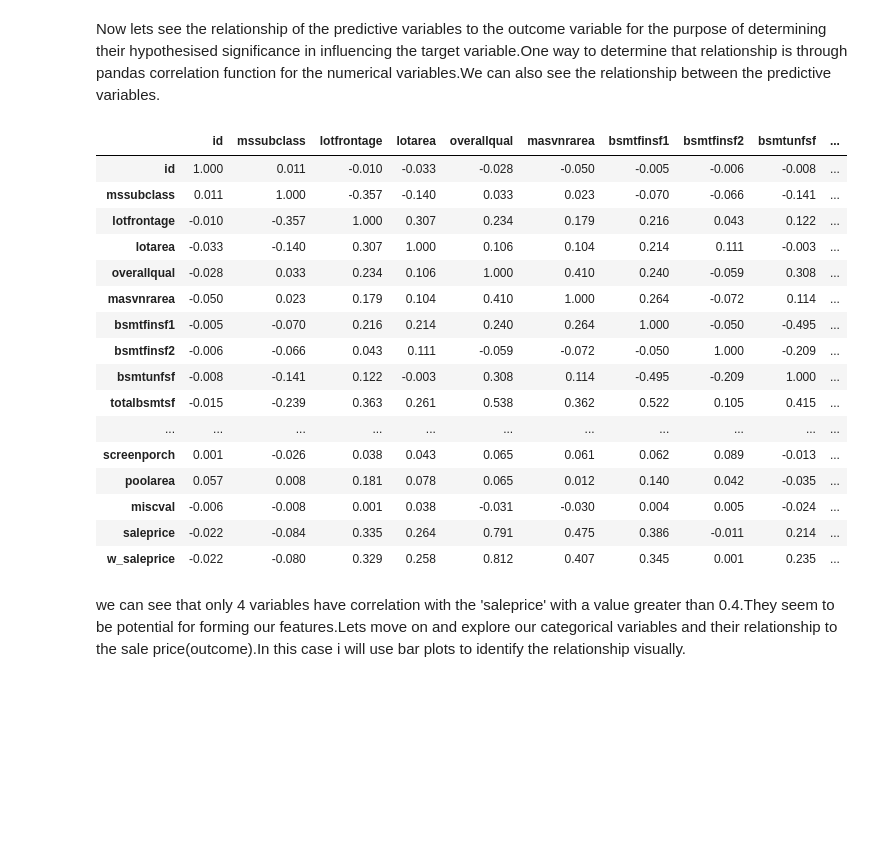
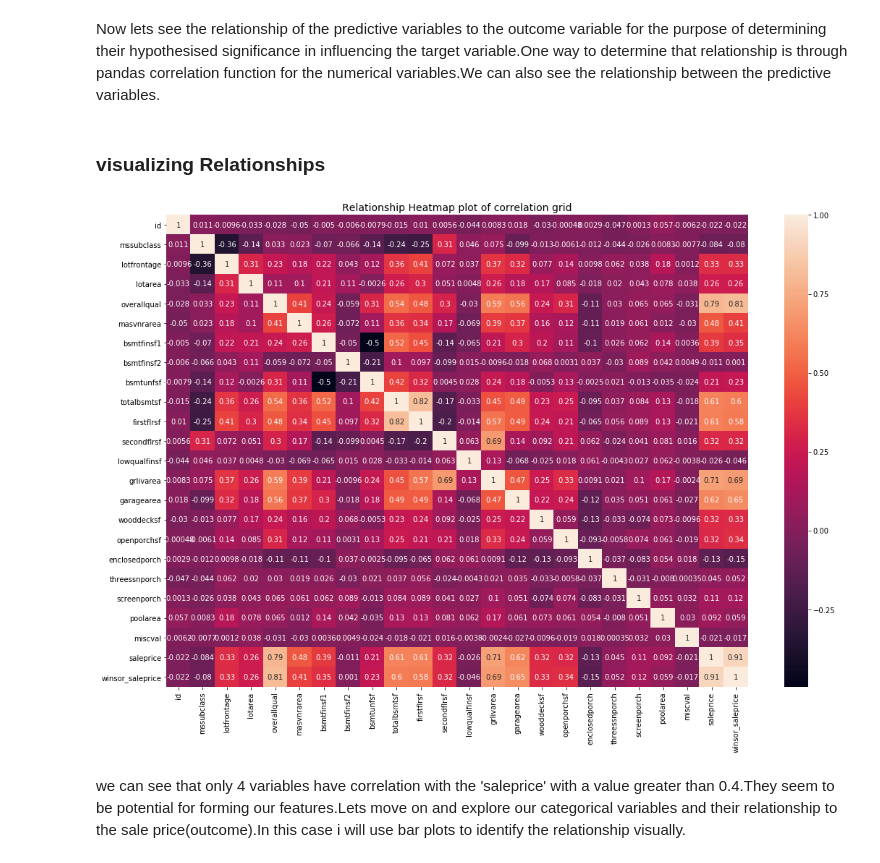
Before and after one commit to AmanuelKG/sharing_thinkful, a Jupyter notebook: supervised_regression/Supervised_regression_challenge.ipynb, the cells around one changed output. Cells and saved outputs as stored; diff of their text form; code cells hidden in the pictures; blank space fills up the shorter version.

```diff
--- a/supervised_regression/Supervised_regression_challenge.ipynb
+++ b/supervised_regression/Supervised_regression_challenge.ipynb
@@ -254,26 +265,13 @@ new_house_prices['w_saleprice'] = w_saleprice
 # %% [markdown]
 Now lets see the relationship of the predictive variables to the outcome variable for the purpose of determining their hypothesised significance in influencing the target variable.One way to determine that relationship is through pandas correlation function for the numerical variables.We can also see the relationship between the predictive variables.
-# %%
-pd.set_option('display.max_columns', None)
-new_house_prices.corr()
-# %% [output]
-|  | id | mssubclass | lotfrontage | lotarea | overallqual | masvnrarea | bsmtfinsf1 | bsmtfinsf2 | bsmtunfsf | ... |
-| id | 1.000 | 0.011 | -0.010 | -0.033 | -0.028 | -0.050 | -0.005 | -0.006 | -0.008 | ... |
-| mssubclass | 0.011 | 1.000 | -0.357 | -0.140 | 0.033 | 0.023 | -0.070 | -0.066 | -0.141 | ... |
-| lotfrontage | -0.010 | -0.357 | 1.000 | 0.307 | 0.234 | 0.179 | 0.216 | 0.043 | 0.122 | ... |
-| lotarea | -0.033 | -0.140 | 0.307 | 1.000 | 0.106 | 0.104 | 0.214 | 0.111 | -0.003 | ... |
-| overallqual | -0.028 | 0.033 | 0.234 | 0.106 | 1.000 | 0.410 | 0.240 | -0.059 | 0.308 | ... |
-| masvnrarea | -0.050 | 0.023 | 0.179 | 0.104 | 0.410 | 1.000 | 0.264 | -0.072 | 0.114 | ... |
-| bsmtfinsf1 | -0.005 | -0.070 | 0.216 | 0.214 | 0.240 | 0.264 | 1.000 | -0.050 | -0.495 | ... |
-| bsmtfinsf2 | -0.006 | -0.066 | 0.043 | 0.111 | -0.059 | -0.072 | -0.050 | 1.000 | -0.209 | ... |
-| bsmtunfsf | -0.008 | -0.141 | 0.122 | -0.003 | 0.308 | 0.114 | -0.495 | -0.209 | 1.000 | ... |
-| totalbsmtsf | -0.015 | -0.239 | 0.363 | 0.261 | 0.538 | 0.362 | 0.522 | 0.105 | 0.415 | ... |
-| ... | ... | ... | ... | ... | ... | ... | ... | ... | ... | ... |
-| screenporch | 0.001 | -0.026 | 0.038 | 0.043 | 0.065 | 0.061 | 0.062 | 0.089 | -0.013 | ... |
-| poolarea | 0.057 | 0.008 | 0.181 | 0.078 | 0.065 | 0.012 | 0.140 | 0.042 | -0.035 | ... |
-| miscval | -0.006 | -0.008 | 0.001 | 0.038 | -0.031 | -0.030 | 0.004 | 0.005 | -0.024 | ... |
-| saleprice | -0.022 | -0.084 | 0.335 | 0.264 | 0.791 | 0.475 | 0.386 | -0.011 | 0.214 | ... |
-| w_saleprice | -0.022 | -0.080 | 0.329 | 0.258 | 0.812 | 0.407 | 0.345 | 0.001 | 0.235 | ... |
+# %% [markdown]
+### visualizing Relationships
+# %%
+plt.figure(figsize = (18, 12))
+sns.heatmap(new_house_prices.corr(), annot = True);
+plt.title('Relationship Heatmap plot of correlation grid', fontsize = 14);
+# %% [output]
+[figure, added]
 # %% [markdown]
 we can see that only 4 variables have correlation with the 'saleprice' with a value greater than 0.4.They seem to be potential for forming our features.Lets move on and explore our categorical variables and their relationship to the sale price(outcome).In this case i will use bar plots to identify the relationship visually.
 # %%
```
Also changed, not shown: parts of 37 cells of this notebook.
